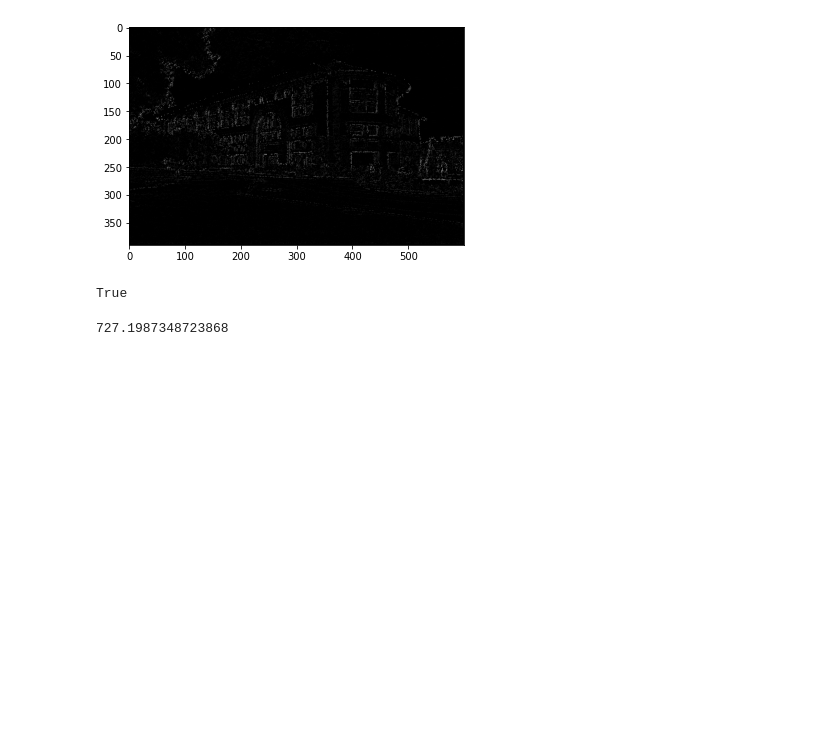
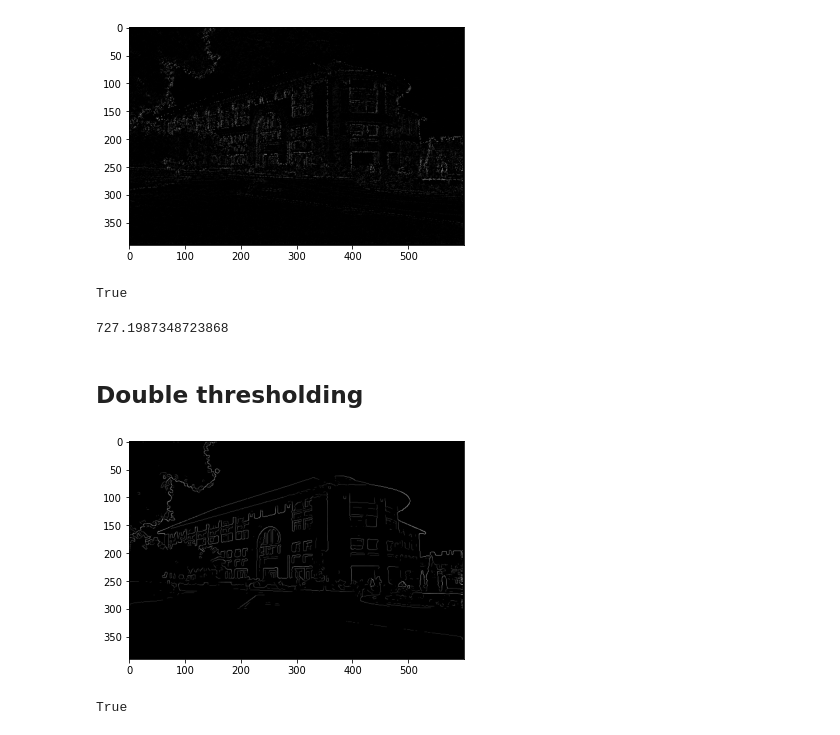
Before and after one commit to ghanbarzadeh/Course_MachineVision_2021, a Jupyter notebook: CHW1.ipynb, the cells around one changed output. Cells and saved outputs as stored; diff of their text form; code cells hidden in the pictures; blank space fills up the shorter version.

```diff
--- a/CHW1.ipynb
+++ b/CHW1.ipynb
@@ -225,3 +225,32 @@ True
 np.max(NMS_compare)
 # %% [output]
 727.1987348723868
+# %% [markdown]
+## Double thresholding
+# %%
+def hystersis_thresholding(image):
+    Th = 200
+    Tl = Th/2
+    new_image = np.array(image)
+    new_image[image<Tl] = 0
+    new_image[image>Th] = image[image>Th]
+    # Pad the strong mask to accompany the edge cases
+    strong_mask = np.full((h+2, w+2), False)
+    strong_mask[1:-1,1:-1] = image>Th
+    weak_mask = np.logical_and(image<=Th, image>=Tl)
+    for x in range(h):
+        for y in range(w):
+            if weak_mask[x, y]:
+                if np.any(strong_mask[x:x+3, y:y+3]):
+                    new_image[x, y] = image[x, y]
+    return new_image
+
+image_hystersis_thresholding = hystersis_thresholding(image_NMS)
+
+plt.imshow(image_hystersis_thresholding, cmap="gray")
+plt.show()
+
+cv2.imwrite("image_hystersis_thresholding.png", image_hystersis_thresholding)
+# %% [output]
+[figure, added]
+True
```
Also changed, not shown: parts of 2 cells of this notebook.
